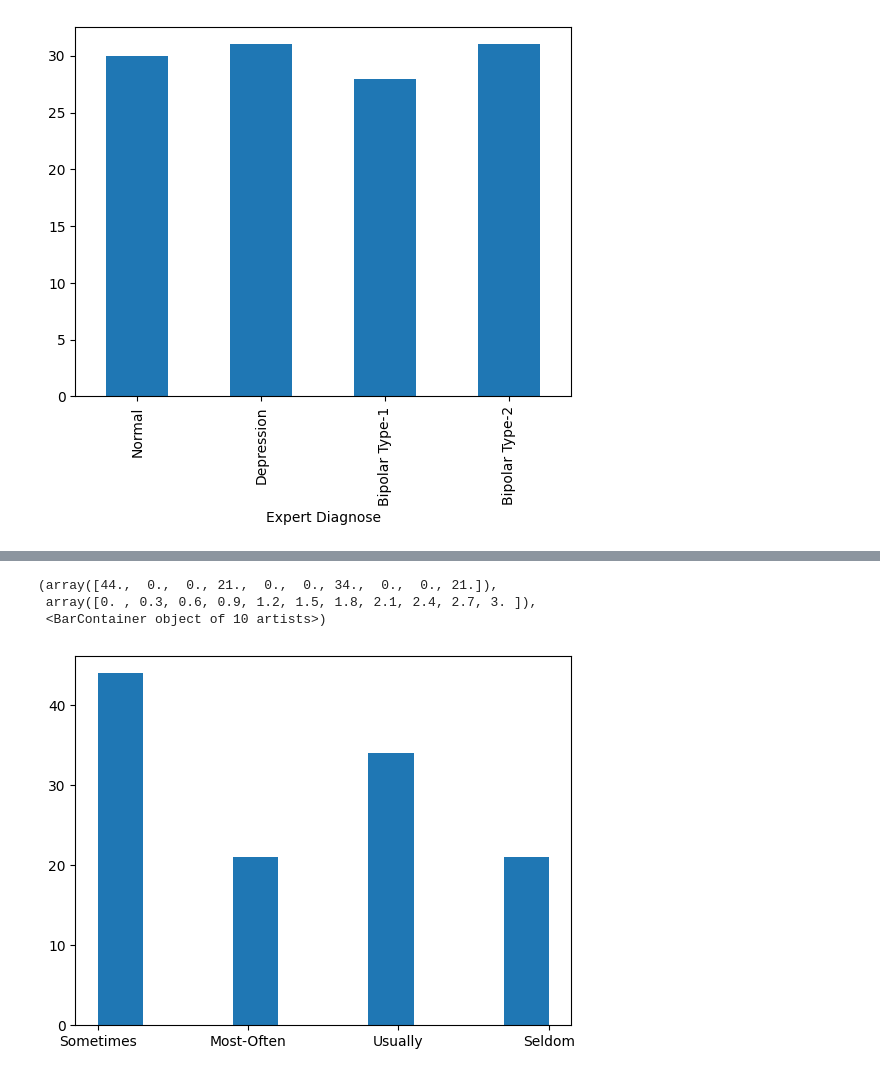
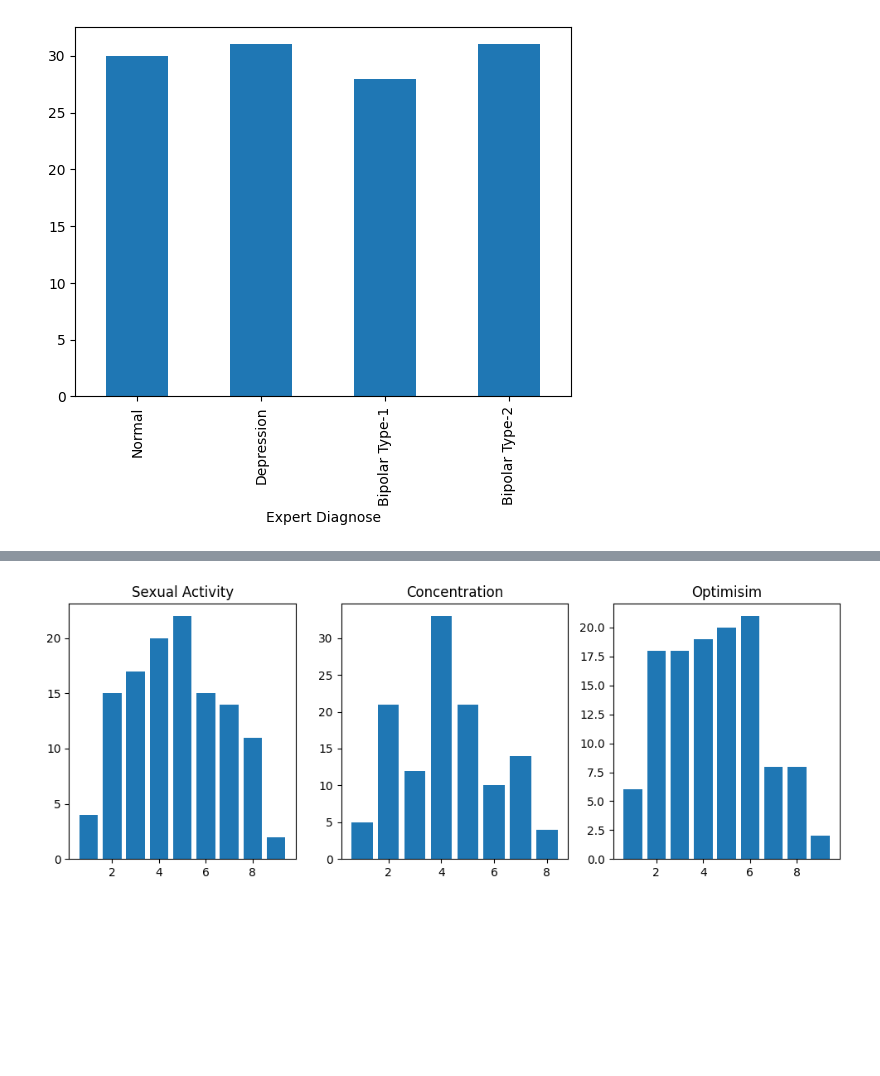
Before and after one commit to Ajver/mental-disorder-diagnosis, a Jupyter notebook: data_analysis.ipynb, the cells around one changed output, grey strips where cells are left out. Drawn from its saved outputs; the diff is of its cells as text; code cells hidden in the pictures; blank space fills up the shorter version.

```diff
--- a/data_analysis.ipynb
+++ b/data_analysis.ipynb
@@ -123,7 +120,24 @@ plt.hist(dataset["Exhausted"])
-# %%
-plt.hist(dataset["Sleep dissorder"])
-# %% [output]
-(array([44.,  0.,  0., 21.,  0.,  0., 34.,  0.,  0., 21.]),
- array([0. , 0.3, 0.6, 0.9, 1.2, 1.5, 1.8, 2.1, 2.4, 2.7, 3. ]),
- <BarContainer object of 10 artists>)
-[figure, removed]
+# %%
+import numpy as np
+
+_, axs = plt.subplots(1, 3, figsize=(12, 4))
+axs = axs.flatten()
+
+# "Sexual Activity",
+# "Concentration",
+# "Optimisim",
+counts = dataset["Sexual Activity"].value_counts()
+axs[0].bar(counts.index, counts.values)
+axs[0].set_title("Sexual Activity")
+
+counts = dataset["Concentration"].value_counts()
+axs[1].bar(counts.index, counts.values)
+axs[1].set_title("Concentration")
+
+counts = dataset["Optimisim"].value_counts()
+axs[2].bar(counts.index, counts.values)
+axs[2].set_title("Optimisim")
+
+plt.show()
+# %% [output]
+[figure, added]
```
Also changed, not shown: parts of 7 cells of this notebook, 1 other file.
